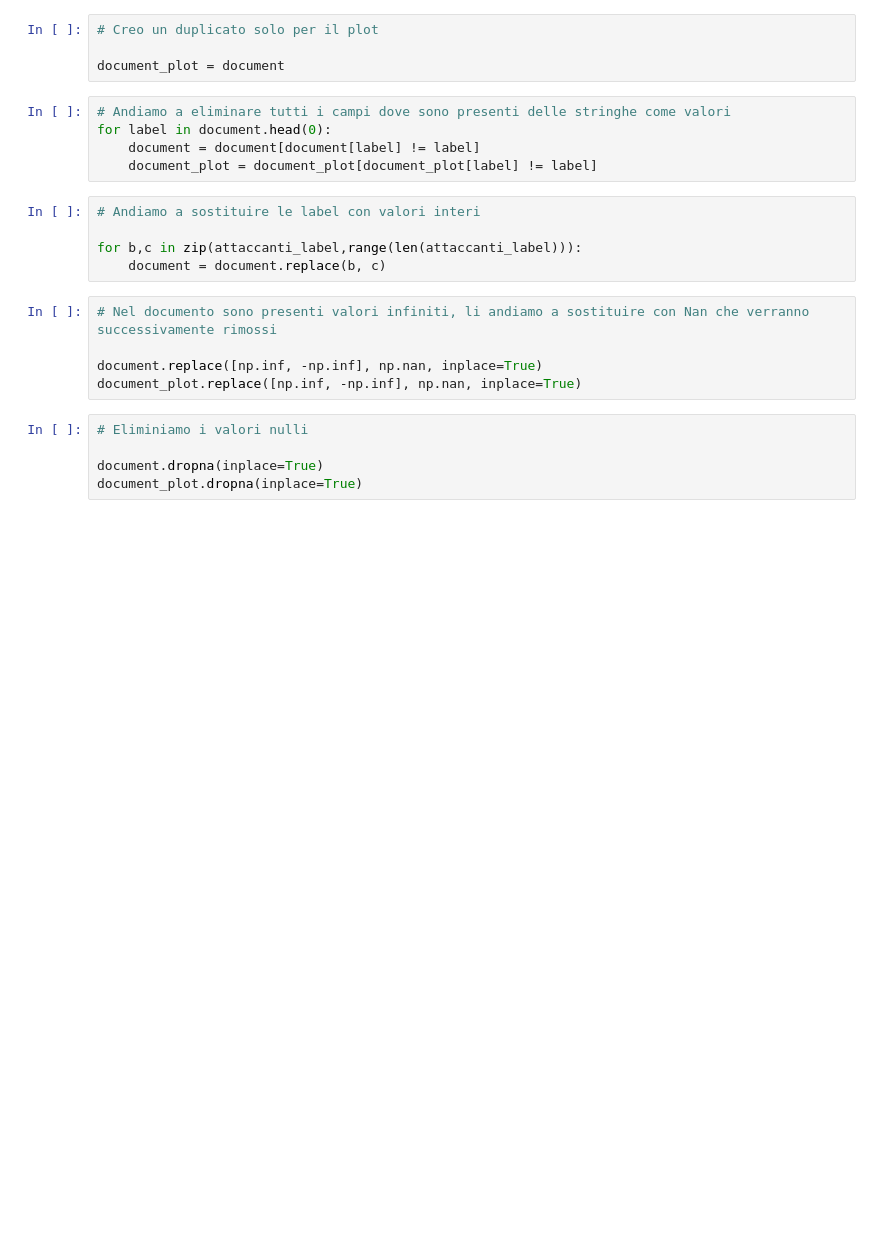
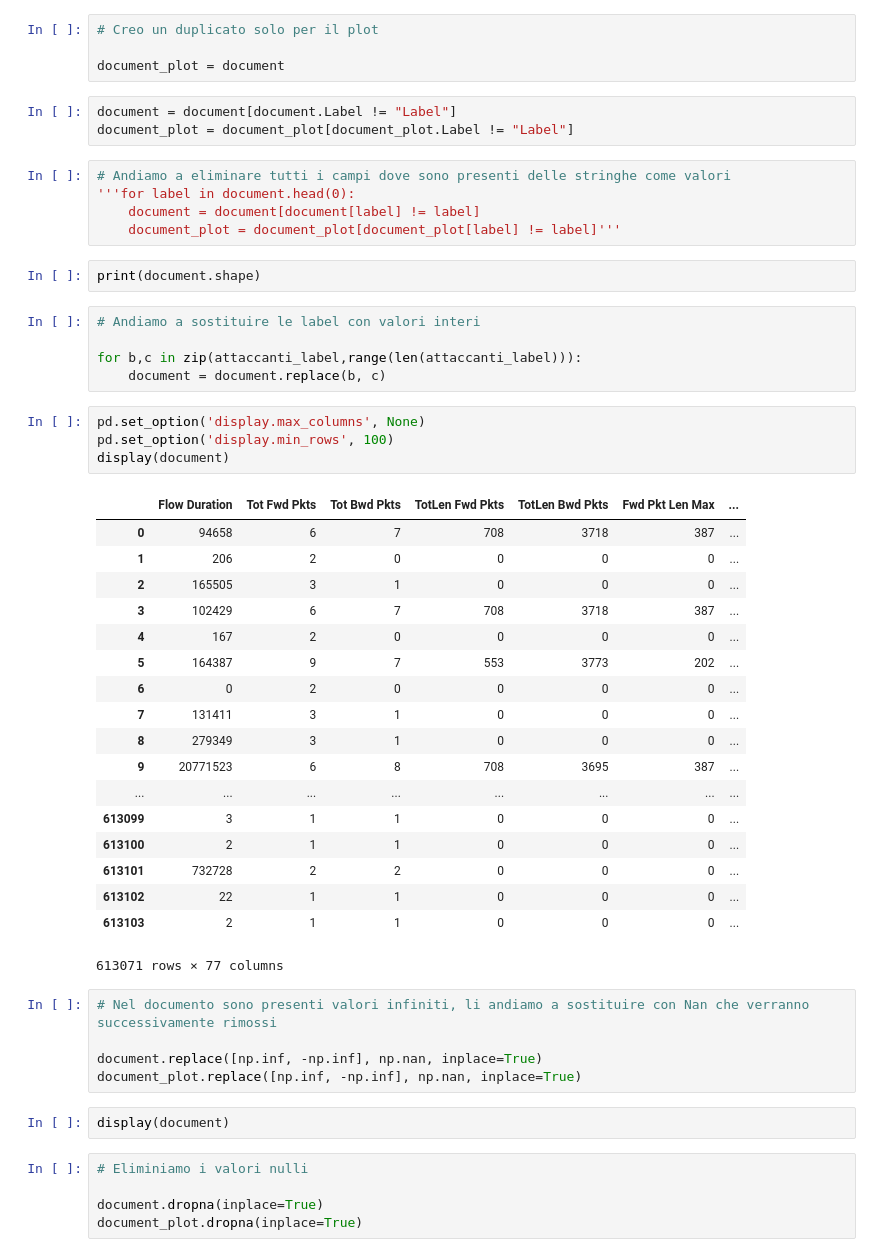
Before and after one commit to ChiaraAmalia/AdvancedCyberSecurity, a Jupyter notebook: featureSelectionSingolo.ipynb, the cells around one changed output. Drawn from its saved outputs; the diff is of its cells as text; blank space fills up the shorter version.

```diff
--- a/featureSelectionSingolo.ipynb
+++ b/featureSelectionSingolo.ipynb
@@ -87,21 +87,51 @@ for a in document.head(0):
 # Creo un duplicato solo per il plot
 
 document_plot = document
+# %%
+document = document[document.Label != "Label"]
+document_plot = document_plot[document_plot.Label != "Label"]
 # %%
 # Andiamo a eliminare tutti i campi dove sono presenti delle stringhe come valori
-for label in document.head(0):
+'''for label in document.head(0):
     document = document[document[label] != label]
-    document_plot = document_plot[document_plot[label] != label]
+    document_plot = document_plot[document_plot[label] != label]'''
+# %%
+print(document.shape)
 # %%
 # Andiamo a sostituire le label con valori interi
 
 for b,c in zip(attaccanti_label,range(len(attaccanti_label))):
     document = document.replace(b, c)
+# %%
+pd.set_option('display.max_columns', None)
+pd.set_option('display.min_rows', 100)
+display(document)
+# %% [output]
+|  | Flow Duration | Tot Fwd Pkts | Tot Bwd Pkts | TotLen Fwd Pkts | TotLen Bwd Pkts | Fwd Pkt Len Max | ... |
+| 0 | 94658 | 6 | 7 | 708 | 3718 | 387 | ... |
+| 1 | 206 | 2 | 0 | 0 | 0 | 0 | ... |
+| 2 | 165505 | 3 | 1 | 0 | 0 | 0 | ... |
+| 3 | 102429 | 6 | 7 | 708 | 3718 | 387 | ... |
+| 4 | 167 | 2 | 0 | 0 | 0 | 0 | ... |
+| 5 | 164387 | 9 | 7 | 553 | 3773 | 202 | ... |
+| 6 | 0 | 2 | 0 | 0 | 0 | 0 | ... |
+| 7 | 131411 | 3 | 1 | 0 | 0 | 0 | ... |
+| 8 | 279349 | 3 | 1 | 0 | 0 | 0 | ... |
+| 9 | 20771523 | 6 | 8 | 708 | 3695 | 387 | ... |
+| ... | ... | ... | ... | ... | ... | ... | ... |
+| 613099 | 3 | 1 | 1 | 0 | 0 | 0 | ... |
+| 613100 | 2 | 1 | 1 | 0 | 0 | 0 | ... |
+| 613101 | 732728 | 2 | 2 | 0 | 0 | 0 | ... |
+| 613102 | 22 | 1 | 1 | 0 | 0 | 0 | ... |
+| 613103 | 2 | 1 | 1 | 0 | 0 | 0 | ... |
+613071 rows × 77 columns
 # %%
 # Nel documento sono presenti valori infiniti, li andiamo a sostituire con Nan che verranno successivamente rimossi
 
 document.replace([np.inf, -np.inf], np.nan, inplace=True)
 document_plot.replace([np.inf, -np.inf], np.nan, inplace=True)
+# %%
+display(document)
 # %%
 # Eliminiamo i valori nulli
 
```
Also changed, not shown: parts of 19 cells of this notebook.
